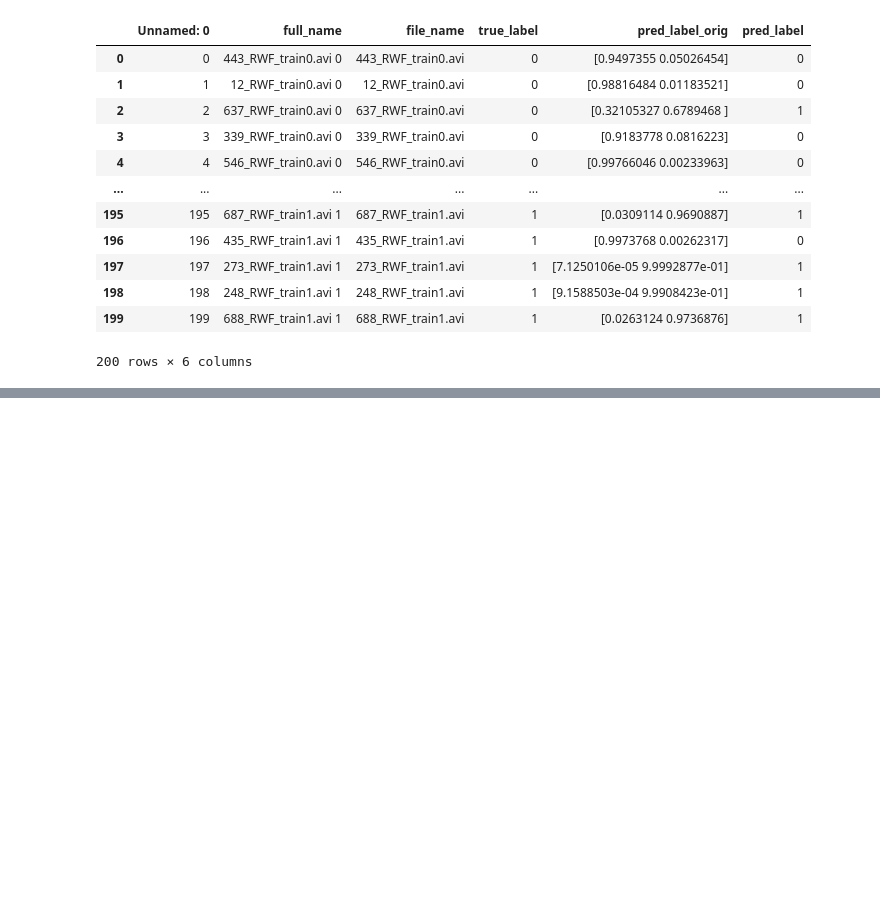
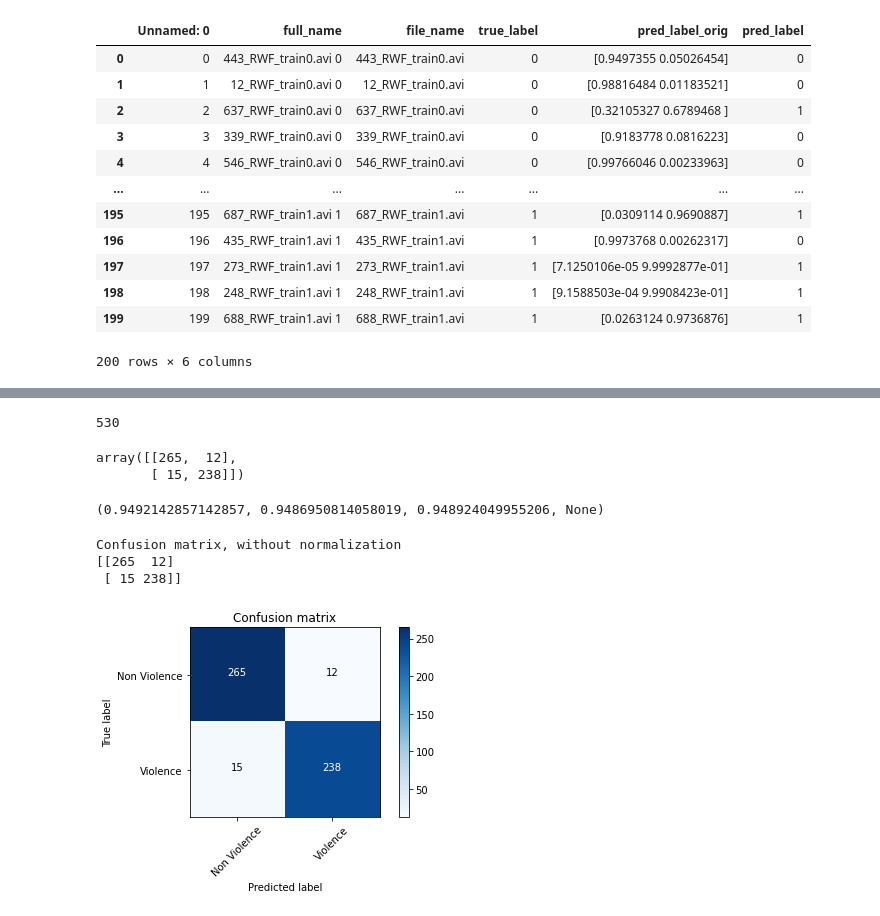
Before and after one commit to phapnm/Violence-Recognition, a Jupyter notebook: metrics.ipynb, the cells around one changed output, grey strips where cells are left out. Saved outputs shown, nothing was run; the diff lists cells and outputs as text; code cells hidden in the pictures; blank space fills up the shorter version.

```diff
--- a/metrics.ipynb
+++ b/metrics.ipynb
@@ -62,0 +138,3 @@ Confusion matrix, without normalization
+# %%
+df_dataset3_test = pd.read_csv('dataset3_test_pred.csv')
+df_dataset3_test
@@ -62,0 +155,23 @@ Confusion matrix, without normalization
+# %%
+true_label_ds3 = df_dataset3_test['true_label'].tolist()
+pred_label_ds3 = df_dataset3_test['pred_label'].tolist()
+len(true_label_ds3)
+# %% [output]
+530
+# %%
+cm_ds3 = confusion_matrix(true_label_ds3, pred_label_ds3)
+cm_ds3
+# %% [output]
+array([[265,  12],
+       [ 15, 238]])
+# %%
+precision_recall_fscore_support(true_label_ds3, pred_label_ds3, average='macro')
+# %% [output]
+(0.9492142857142857, 0.9486950814058019, 0.948924049955206, None)
+# %%
+plot_confusion_matrix(cm_ds3, labels)
+# %% [output]
+Confusion matrix, without normalization
+[[265  12]
+ [ 15 238]]
+[figure, added]
```
Also changed, not shown: parts of 24 cells of this notebook, 11 other files.
